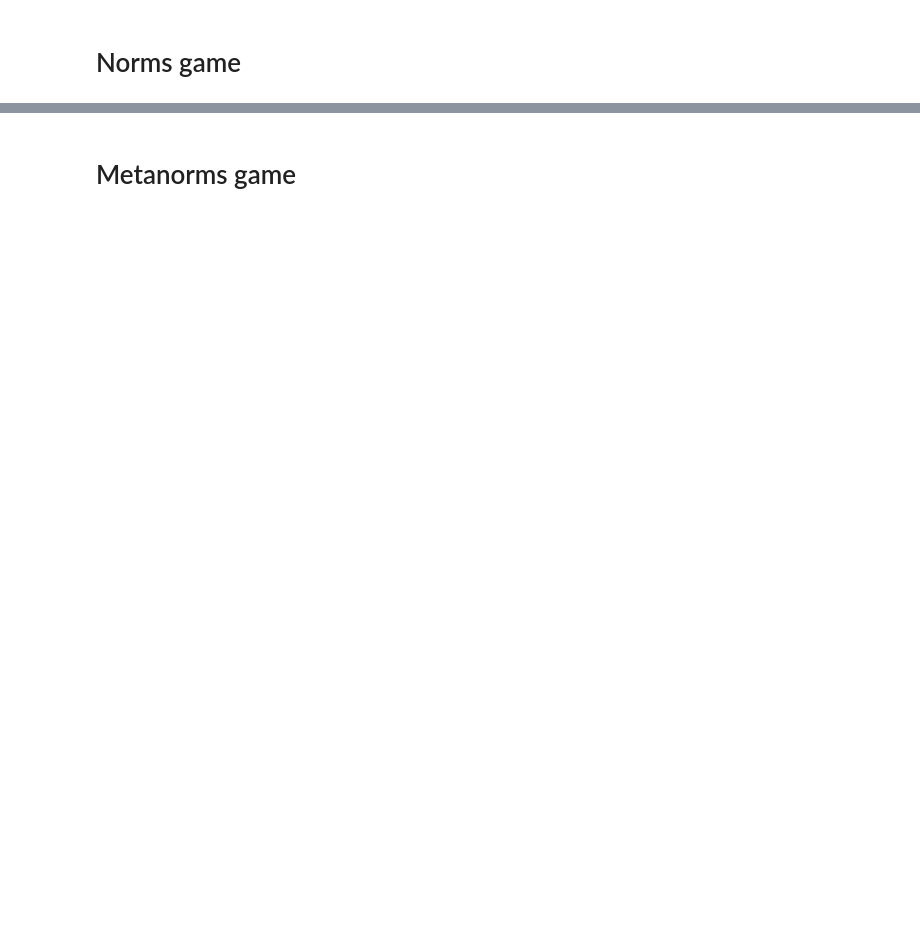
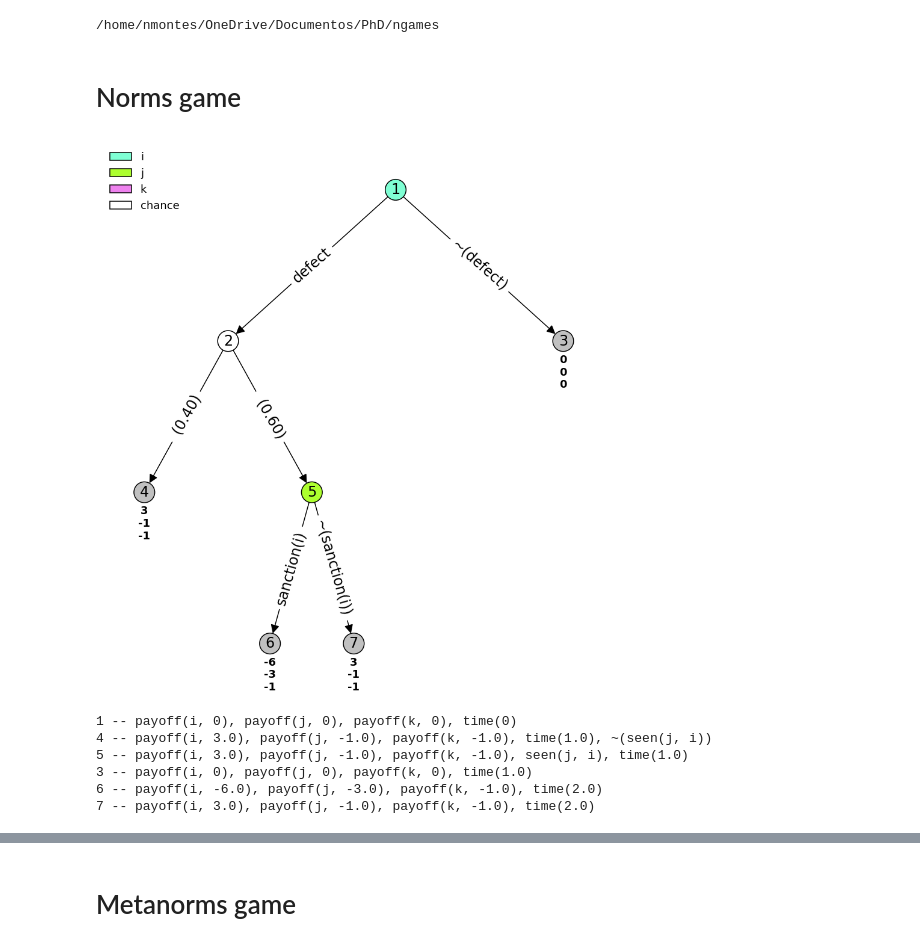
Before and after one commit to nmontesg/norms-games, a Jupyter notebook: examples/metanorms/metanorms.ipynb, the cells around one changed output, grey strips where cells are left out. Drawn from its saved outputs; the diff is of its cells as text; code cells hidden in the pictures; blank space fills up the shorter version.

```diff
--- a/examples/metanorms/metanorms.ipynb
+++ b/examples/metanorms/metanorms.ipynb
@@ -6,8 +1,14 @@ sys.path.append(ngames_path)
 # %%
-import matplotlib.pyplot as plt
-from extensivegames import plot_game
-from build import build_full_game, build_game_from_rule_combination
-from equilibrium import minimize_incentives, subgame_perfect_equilibrium, outcome_probability
+%cd ~/OneDrive/Documentos/PhD/ngames
+
+from ngames.evaluation.extensivegames import ExtensiveFormGame, plot_game
+from ngames.evaluation.build import build_game_from_rule_combination
+from ngames.evaluation.equilibrium import minimize_incentives, \
+    subgame_perfect_equilibrium, outcome_probability
+
+%matplotlib inline
+# %% [output]
+/home/nmontes/OneDrive/Documentos/PhD/ngames
 # %%
 def set_utility(game):
     r"""Set the utility of the game at the terminal nodes.
@@ -30,36 +31,45 @@ def set_utility(game):
 # %% [markdown]
 # Norms game
 # %%
-norms_game = build_game_from_rule_combination('.', 'metanorms', {'n1':-1})
+norms_game = build_game_from_rule_combination('examples/metanorms',
+                                              'metanorms', {'n1': -1})
 
 my_fig_kwargs = dict(figsize=(12, 13), frameon=False, tight_layout=True)
 my_node_kwargs = dict(font_size=24, node_size=1200, edgecolors='k',
                       linewidths=1.5)
 my_edge_kwargs = dict(arrowsize=30, width=1.5)
 my_edge_labels_kwargs = dict(font_size=24)
 my_patch_kwargs = dict(linewidth=1.5)
 my_legend_kwargs = dict(fontsize=18, loc='upper left', edgecolor='white')
-my_utility_label_kwargs = dict(horizontalalignment='center', fontsize=18, weight='bold')
+my_utility_label_kwargs = dict(horizontalalignment='center', fontsize=18,
+                               weight='bold')
 my_info_sets_kwargs = dict(linestyle='--', linewidth=1.5)
 
-position_colors =  {'i':'aquamarine', 'j':'greenyellow', 'k':'violet'}
+position_colors = {'i': 'aquamarine', 'j': 'greenyellow', 'k': 'violet'}
 
 fig = plot_game(norms_game,
                 position_colors,
                 fig_kwargs=my_fig_kwargs,
                 node_kwargs=my_node_kwargs,
                 edge_kwargs=my_edge_kwargs,
                 edge_labels_kwargs=my_edge_labels_kwargs,
                 patch_kwargs=my_patch_kwargs,
                 legend_kwargs=my_legend_kwargs,
                 utility_label_kwargs=my_utility_label_kwargs,
                 decimals=0,
                 utility_label_shift=0.065,
                 info_sets_kwargs=my_info_sets_kwargs)
-
-# fig.savefig('/home/nmontes/OneDrive/Documentos/PhD/action-situation-language/figures/axelrod_norms.png', bbox_inches='tight', dpi=400)
+# %% [output]
+[figure, added]
 # %%
 for n, f in norms_game.state_fluents.items():
     f.sort()
     print("{} -- {}".format(n, ', '.join(f)))
+# %% [output]
+1 -- payoff(i, 0), payoff(j, 0), payoff(k, 0), time(0)
+4 -- payoff(i, 3.0), payoff(j, -1.0), payoff(k, -1.0), time(1.0), ~(seen(j, i))
+5 -- payoff(i, 3.0), payoff(j, -1.0), payoff(k, -1.0), seen(j, i), time(1.0)
+3 -- payoff(i, 0), payoff(j, 0), payoff(k, 0), time(1.0)
+6 -- payoff(i, -6.0), payoff(j, -3.0), payoff(k, -1.0), time(2.0)
+7 -- payoff(i, 3.0), payoff(j, -1.0), payoff(k, -1.0), time(2.0)
 # %%
```
Also changed, not shown: parts of 7 cells of this notebook, 7 other files.
